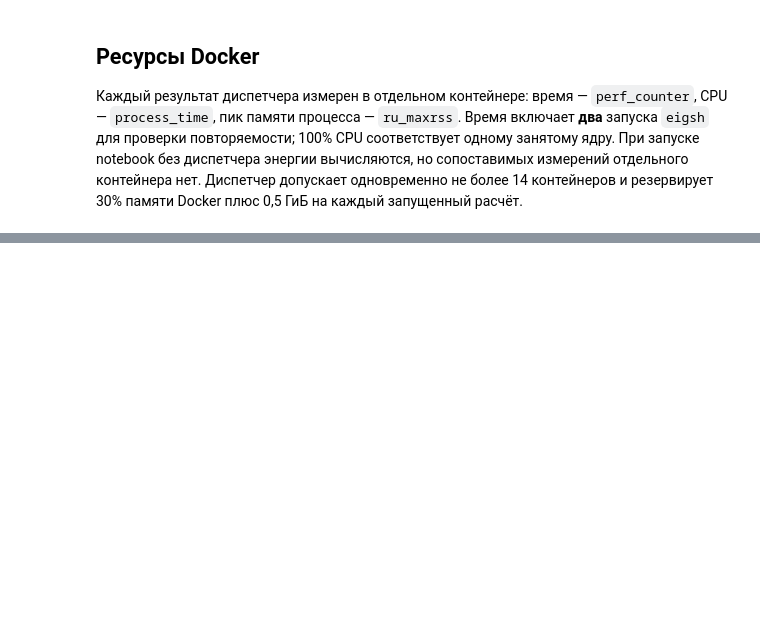
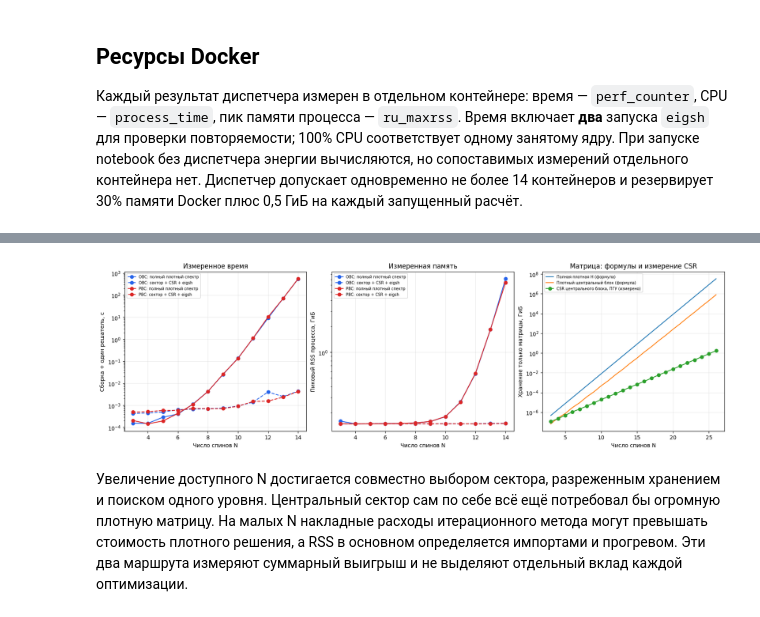
Before and after one commit to Egor-Error000/Spin-1-2-Heisenberg-XXX-Chain-Exact-Diagonalization, a Jupyter notebook: notebooks/XXX_chain_ED.ipynb, the cells around one changed output, grey strips where cells are left out. Cells and saved outputs as stored; diff of their text form; code cells hidden in the pictures; blank space fills up the shorter version.

```diff
--- a/notebooks/XXX_chain_ED.ipynb
+++ b/notebooks/XXX_chain_ED.ipynb
@@ -345,0 +487,41 @@ Docker: 15.34 ГиБ; N=26: пик 6.80 ГиБ (измерено); N=28: око
+# %%
+fig, axes = plt.subplots(1, 3, figsize=(16, 4.8), constrained_layout=True)
+for boundary in ("OBC", "PBC"):
+    branch = [row for row in pairs if row["boundary"] == boundary]
+    for method, style in (("dense", "-"), ("sparse", "--")):
+        label = f"{boundary}: {'полный плотный спектр' if method == 'dense' else 'сектор + CSR + eigsh'}"
+        axes[0].semilogy([row["N"] for row in branch],
+                         [row[f"{method}_seconds"] for row in branch],
+                         marker="o", linestyle=style, color=colors[boundary], label=label)
+        axes[1].semilogy([row["N"] for row in branch],
+                         [row[f"{method}_peak_gib"] for row in branch],
+                         marker="o", linestyle=style, color=colors[boundary], label=label)
+n = np.arange(3, 27)
+axes[2].semilogy(n, 8.0 * 4.0**n / 1024**3, label="Полная плотная H (формула)")
+axes[2].semilogy(n, [8.0 * comb(int(k), int(k)//2)**2 / 1024**3 for k in n],
+                 label="Плотный центральный блок (формула)")
+axes[2].semilogy([row["N"] for row in results if row["boundary"] == "PBC"],
+                 [row["csr_gib"] for row in results if row["boundary"] == "PBC"],
+                 marker="o", label="CSR центрального блока, ПГУ (измерено)")
+axes[0].set_ylabel("Сборка + один решатель, с")
+axes[1].set_ylabel("Пиковый RSS процесса, ГиБ")
+axes[2].set_ylabel("Хранение только матрицы, ГиБ")
+axes[0].set_title("Измеренное время")
+axes[1].set_title("Измеренная память")
+axes[2].set_title("Матрица: формулы и измерение CSR")
+for ax in axes:
+    ax.set_xlabel("Число спинов N")
+    ax.grid(alpha=0.25)
+    ax.legend(fontsize=7)
+fig.savefig(DATA / "dense_comparison.png", dpi=180)
+plt.show()
+display(Markdown("Увеличение доступного N достигается совместно выбором сектора, "
+                 "разреженным хранением и поиском одного уровня. Центральный сектор "
+                 "сам по себе всё ещё потребовал бы огромную плотную матрицу. "
+                 "На малых N накладные расходы итерационного метода могут превышать "
+                 "стоимость плотного решения, а RSS в основном определяется импортами "
+                 "и прогревом. Эти два маршрута измеряют суммарный "
+                 "выигрыш и не выделяют отдельный вклад каждой оптимизации."))
+# %% [output]
+[figure, added]
+Увеличение доступного N достигается совместно выбором сектора, разреженным хранением и поиском одного уровня. Центральный сектор сам по себе всё ещё потребовал бы огромную плотную матрицу. На малых N накладные расходы итерационного метода могут превышать стоимость плотного решения, а RSS в основном определяется импортами и прогревом. Эти два маршрута измеряют суммарный выигрыш и не выделяют отдельный вклад каждой оптимизации.
```
Also changed, not shown: parts of 6 cells of this notebook, 14 other files.
